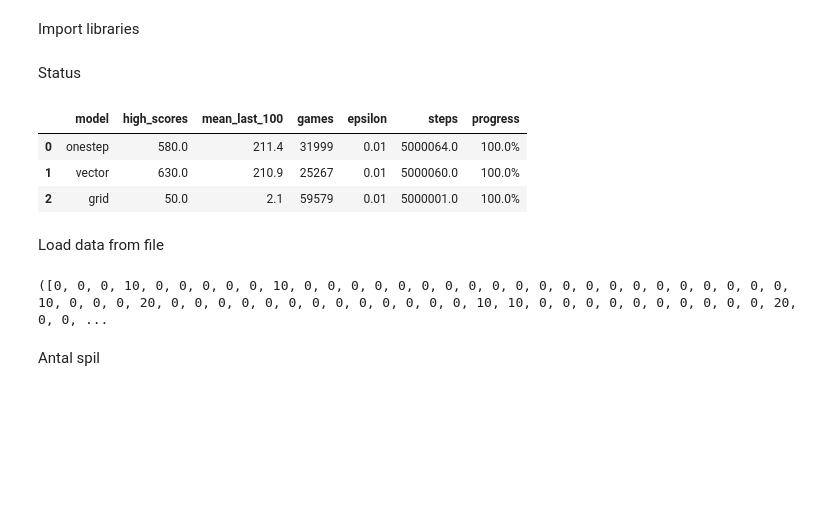
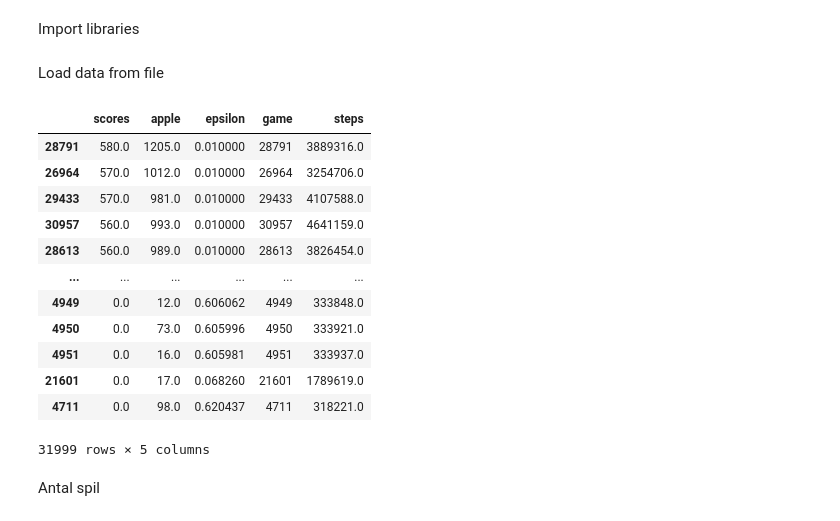
Before and after one commit to vietnhprivat/snake_ai, a Jupyter notebook: src/Classes/data_collection.ipynb, the cells around one changed output. Saved outputs shown, nothing was run; the diff lists cells and outputs as text; code cells hidden in the pictures; blank space fills up the shorter version.

```diff
--- a/src/Classes/data_collection.ipynb
+++ b/src/Classes/data_collection.ipynb
@@ -12,49 +12,42 @@ import math
 import seaborn as sns
 import scipy as stats
 import pandas as pd
-# %% [markdown]
-Status
-# %%
-# Status
-model = ['onestep', 'vector', 'grid']
-dataframe = pd.DataFrame(columns=['model', 'high_scores','mean_last_100', 'games','epsilon', 'steps', 'progress'])
-
-for name in model:
-    file_path = f'DQL_PLOT/TEST_PLOTS/plot_file_{name}_15_01.pkl'
-    with open(file_path, 'rb') as file:
-        data_load = pickle.load(file)
-        data_load = np.array(data_load)
-
-    new_row = {'model': [name],
-            'high_scores': np.max(data_load[0]),
-            'mean_last_100': np.mean(data_load[0][-100:]),
-            'games': np.size(data_load[0]),
-            'epsilon': [data_load[-1, -1]],
-            'steps': np.sum(data_load[1]),
-            'progress': f"{np.round((np.sum(data_load[1]) / 5_000_000)*100,2)}%"
-            }
-
-    new_row = pd.DataFrame(new_row)
-
-    dataframe = pd.concat([dataframe, new_row], axis=0, ignore_index=True)
-
-dataframe
-# %% [output]
-|  | model | high_scores | mean_last_100 | games | epsilon | steps | progress |
-| 0 | onestep | 580.0 | 211.4 | 31999 | 0.01 | 5000064.0 | 100.0% |
-| 1 | vector | 630.0 | 210.9 | 25267 | 0.01 | 5000060.0 | 100.0% |
-| 2 | grid | 50.0 | 2.1 | 59579 | 0.01 | 5000001.0 | 100.0% |
 # %% [markdown]
 Load data from file
-# %%
-file_path = 'DQL_PLOT/TEST_PLOTS/plot_file_onestep.pkl'
-# file_path = 'DQL_PLOT/TEST_PLOTS/plot_file_vector.pkl'
-# file_path = 'DQL_PLOT/TEST_PLOTS/plot_file_grid.pkl'
-
-with open(file_path, 'rb') as file:
-    data = pickle.load(file)
-print(data)
-# %% [output]
-([0, 0, 0, 10, 0, 0, 0, 0, 0, 10, 0, 0, 0, 0, 0, 0, 0, 0, 0, 0, 0, 0, 0, 0, 0, 0, 0, 0, 0, 0, 0, 10, 0, 0, 0, 20, 0, 0, 0, 0, 0, 0, 0, 0, 0, 0, 0, 0, 0, 10, 10, 0, 0, 0, 0, 0, 0, 0, 0, 0, 0, 20, 0, 0, ...
+# %%
+def load_data(file_path):
+    # file_path = 'DQL_PLOT/TEST_PLOTS/plot_file_vector.pkl'
+    # file_path = 'DQL_PLOT/TEST_PLOTS/plot_file_grid.pkl'
+
+    with open(file_path, 'rb') as file:
+        data = pickle.load(file)
+        data = np.array(data)
+
+
+    # load data as dataframe
+    columns = ['scores', 'apple', 'epsilon', 'game', 'steps']
+    data = {'scores': data[0],
+            'apple': data[1],
+            'epsilon': data[2],
+            'game': np.arange(len(data[0])),
+            'steps' : np.cumsum(data[1])
+            }
+    dataframe = pd.DataFrame(data = data, columns = columns)
+
+    return  dataframe
+# %% [output]
+|  | scores | apple | epsilon | game | steps |
+| 28791 | 580.0 | 1205.0 | 0.010000 | 28791 | 3889316.0 |
+| 26964 | 570.0 | 1012.0 | 0.010000 | 26964 | 3254706.0 |
+| 29433 | 570.0 | 981.0 | 0.010000 | 29433 | 4107588.0 |
+| 30957 | 560.0 | 993.0 | 0.010000 | 30957 | 4641159.0 |
+| 28613 | 560.0 | 989.0 | 0.010000 | 28613 | 3826454.0 |
+| ... | ... | ... | ... | ... | ... |
+| 4949 | 0.0 | 12.0 | 0.606062 | 4949 | 333848.0 |
+| 4950 | 0.0 | 73.0 | 0.605996 | 4950 | 333921.0 |
+| 4951 | 0.0 | 16.0 | 0.605981 | 4951 | 333937.0 |
+| 21601 | 0.0 | 17.0 | 0.068260 | 21601 | 1789619.0 |
+| 4711 | 0.0 | 98.0 | 0.620437 | 4711 | 318221.0 |
+31999 rows × 5 columns
 # %% [markdown]
 Antal spil
```
Also changed, not shown: parts of 8 cells of this notebook, 1 other file.
